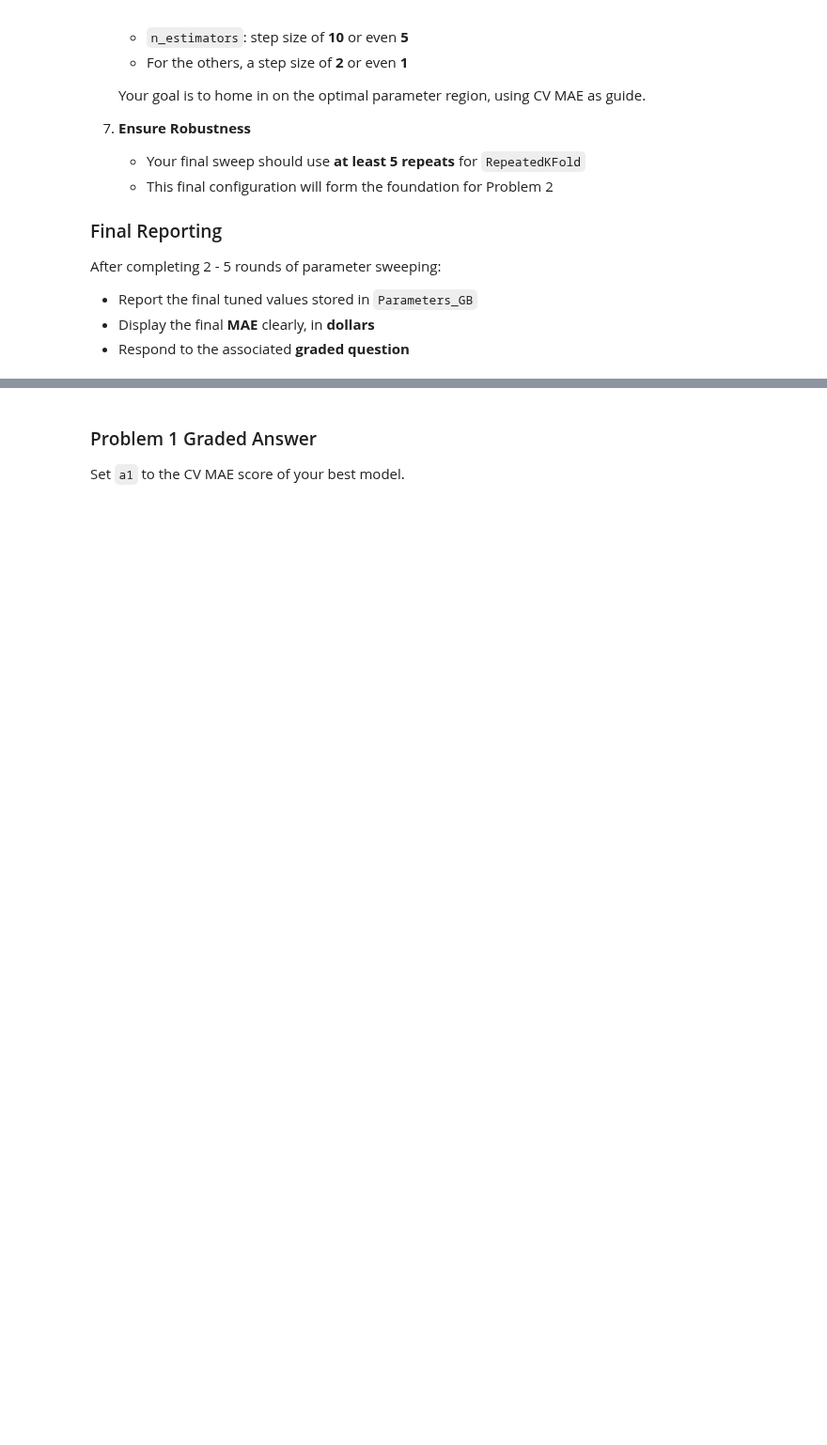
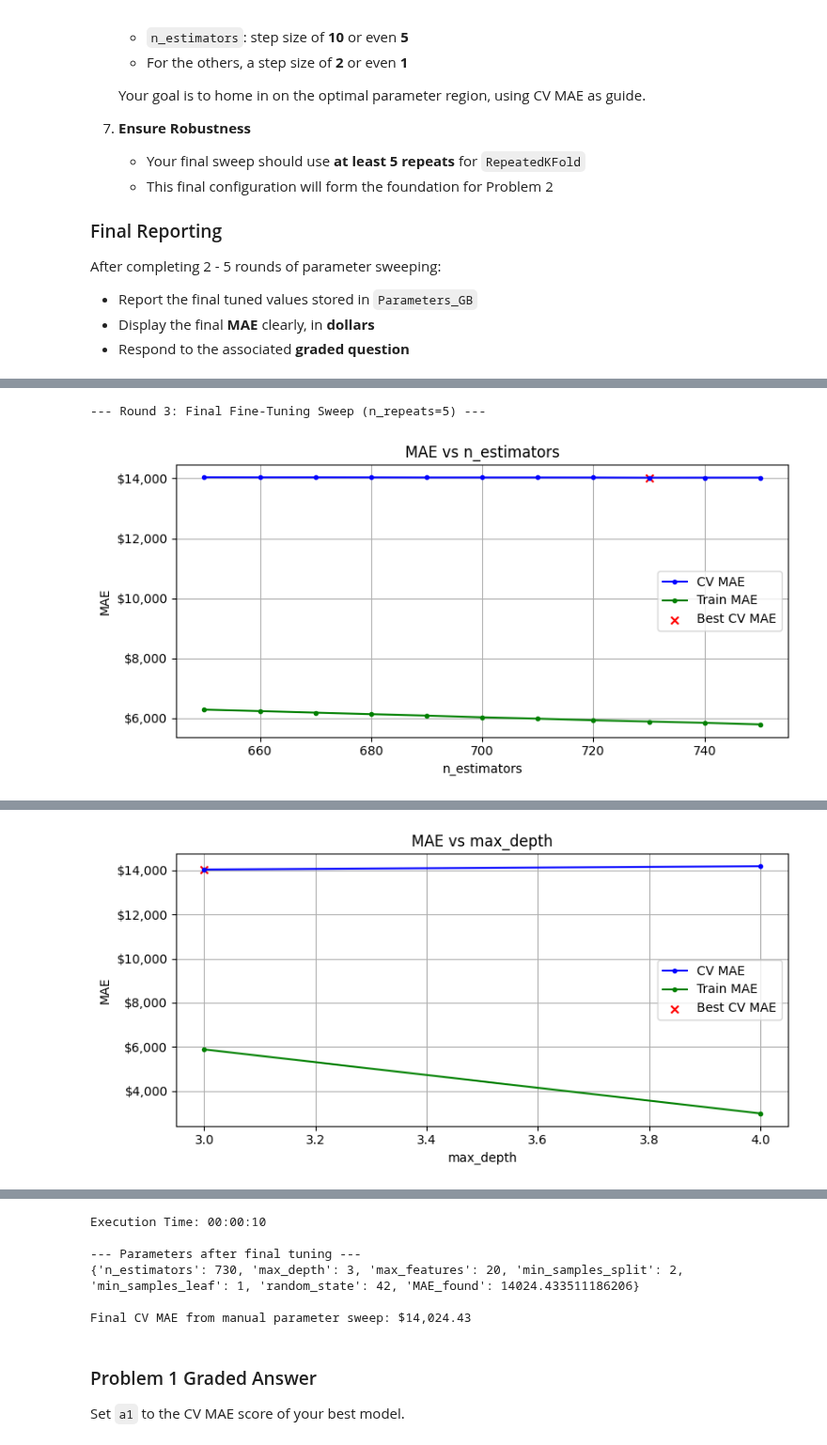
Before and after one commit to waysnyder/Module-3-Assignments, a Jupyter notebook: Homework_07.ipynb, the cells around one changed output, grey strips where cells are left out. Shown at 94% size. Drawn from its saved outputs; the diff is of its cells as text; code cells hidden in the pictures; blank space fills up the shorter version.

```diff
--- a/Homework_07.ipynb
+++ b/Homework_07.ipynb
@@ -408,0 +483,39 @@ Params_GB = Default_Parameters_GB.copy()
+# %%
+print("\n--- Round 3: Final Fine-Tuning Sweep (n_repeats=5) ---")
+
+# 1. n_estimators: Final search with a precise step (10).
+best_n_estimators = Params_GB['n_estimators']
+Params_GB = sweep_parameter(GradientBoostingRegressor, Params_GB, 'n_estimators', range(best_n_estimators - 50, best_n_estimators + 51, 10), n_repeats=5, verbose=True)
+
+# 2. max_depth: Final confirmation with a step of 1.
+best_max_depth = Params_GB['max_depth']
+Params_GB = sweep_parameter(GradientBoostingRegressor, Params_GB, 'max_depth', range(max(3, best_max_depth - 1), best_max_depth + 2, 1), n_repeats=5, verbose=True)
+
+# 3. max_features: Final confirmation with a step of 1.
+best_max_features = Params_GB['max_features']
+Params_GB = sweep_parameter(GradientBoostingRegressor, Params_GB, 'max_features', range(max(5, best_max_features - 2), best_max_features + 3, 1), n_repeats=5, verbose=True)
+
+# 4. min_samples_split: Final confirmation with a step of 1.
+best_min_samples_split = Params_GB['min_samples_split']
+Params_GB = sweep_parameter(GradientBoostingRegressor, Params_GB, 'min_samples_split', range(max(2, best_min_samples_split - 1), best_min_samples_split + 2, 1), n_repeats=5, verbose=True)
+
+# 5. min_samples_leaf: Final confirmation with a step of 1.
+best_min_samples_leaf = Params_GB['min_samples_leaf']
+Params_GB = sweep_parameter(GradientBoostingRegressor, Params_GB, 'min_samples_leaf', range(max(1, best_min_samples_leaf - 1), best_min_samples_leaf + 2, 1), n_repeats=5, verbose=True)
+
+print("\n--- Parameters after final tuning ---")
+print(Params_GB)
+
+# Extract the final MAE from the dictionary.
+final_mae = Params_GB.get('MAE_found', float('inf'))
+
+print(f"\nFinal CV MAE from manual parameter sweep: ${final_mae:,.2f}")
+
+#
+# Problem 1 Graded Answer
+# Assign the final CV MAE score to a1.
+#
+a1 = final_mae
+# %% [output]
+--- Round 3: Final Fine-Tuning Sweep (n_repeats=5) ---
+[figure, added]
@@ -408,0 +523 @@ Params_GB = Default_Parameters_GB.copy()
+[figure, added]
@@ -409,3 +530,9 @@ Params_GB = Default_Parameters_GB.copy()
+Execution Time: 00:00:10
+
+--- Parameters after final tuning ---
+{'n_estimators': 730, 'max_depth': 3, 'max_features': 20, 'min_samples_split': 2, 'min_samples_leaf': 1, 'random_state': 42, 'MAE_found': 14024.433511186206}
+
+Final CV MAE from manual parameter sweep: $14,024.43
 # %% [markdown]
 ### Problem 1 Graded Answer
 
```
Also changed, not shown: parts of 20 cells of this notebook, 1 other file.
